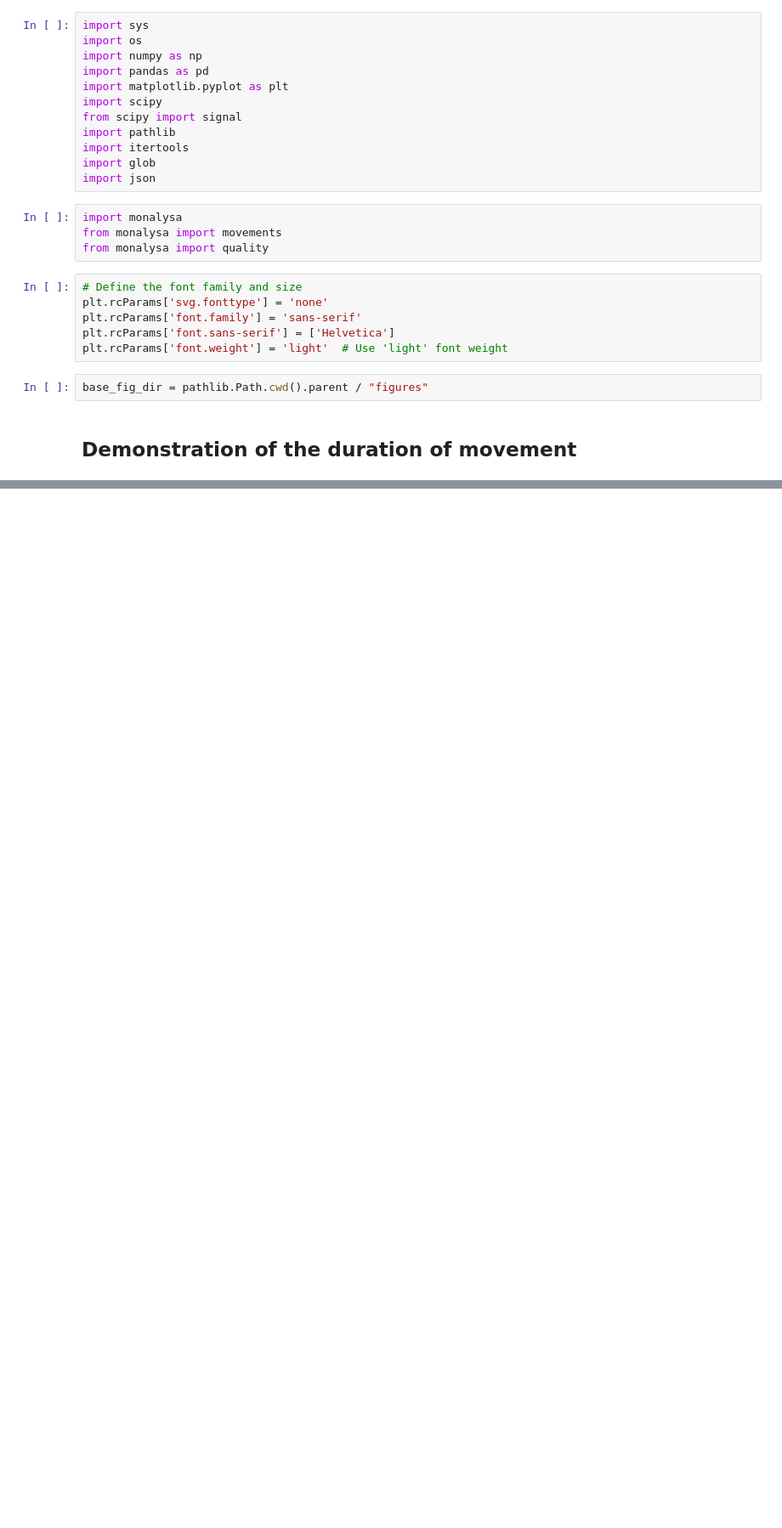
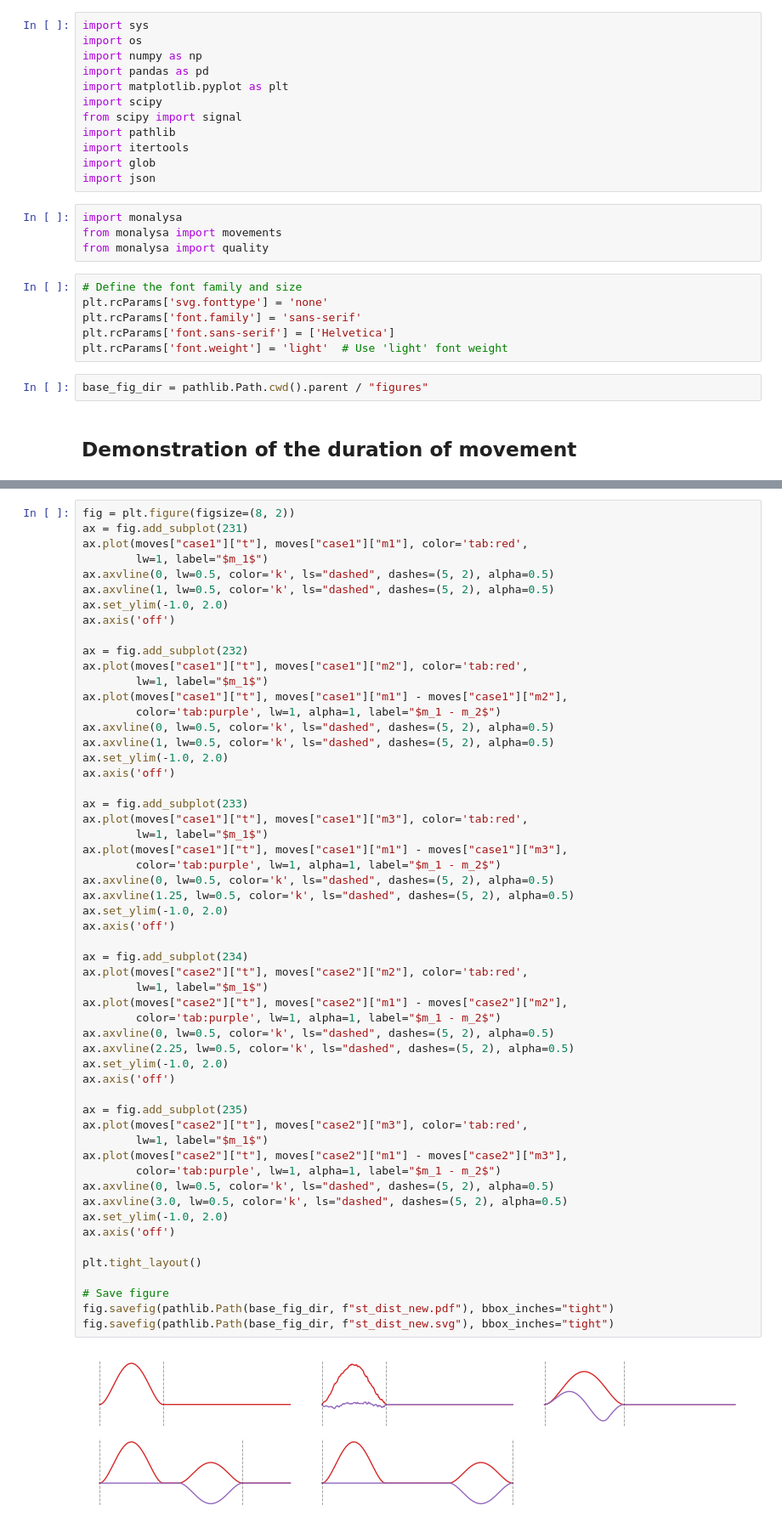
Before and after one commit to siva82kb/kinometrics, a Jupyter notebook: analysis/movement_distance.ipynb, the cells around one changed output, grey strips where cells are left out. Shown at 85% size. Saved outputs shown, nothing was run; the diff lists cells and outputs as text; blank space fills up the shorter version.

```diff
--- a/analysis/movement_distance.ipynb
+++ b/analysis/movement_distance.ipynb
@@ -218,0 +152,57 @@ fig.savefig(pathlib.Path(base_fig_dir, f"smm_equiv.svg"), bbox_inches="tight")
+# %%
+fig = plt.figure(figsize=(8, 2))
+ax = fig.add_subplot(231)
+ax.plot(moves["case1"]["t"], moves["case1"]["m1"], color='tab:red',
+        lw=1, label="$m_1$")
+ax.axvline(0, lw=0.5, color='k', ls="dashed", dashes=(5, 2), alpha=0.5)
+ax.axvline(1, lw=0.5, color='k', ls="dashed", dashes=(5, 2), alpha=0.5)
+ax.set_ylim(-1.0, 2.0)
+ax.axis('off')
+
+ax = fig.add_subplot(232)
+ax.plot(moves["case1"]["t"], moves["case1"]["m2"], color='tab:red',
+        lw=1, label="$m_1$")
+ax.plot(moves["case1"]["t"], moves["case1"]["m1"] - moves["case1"]["m2"],
+        color='tab:purple', lw=1, alpha=1, label="$m_1 - m_2$")
+ax.axvline(0, lw=0.5, color='k', ls="dashed", dashes=(5, 2), alpha=0.5)
+ax.axvline(1, lw=0.5, color='k', ls="dashed", dashes=(5, 2), alpha=0.5)
+ax.set_ylim(-1.0, 2.0)
+ax.axis('off')
+
+ax = fig.add_subplot(233)
+ax.plot(moves["case1"]["t"], moves["case1"]["m3"], color='tab:red',
+        lw=1, label="$m_1$")
+ax.plot(moves["case1"]["t"], moves["case1"]["m1"] - moves["case1"]["m3"],
+        color='tab:purple', lw=1, alpha=1, label="$m_1 - m_2$")
+ax.axvline(0, lw=0.5, color='k', ls="dashed", dashes=(5, 2), alpha=0.5)
+ax.axvline(1.25, lw=0.5, color='k', ls="dashed", dashes=(5, 2), alpha=0.5)
+ax.set_ylim(-1.0, 2.0)
+ax.axis('off')
+
+ax = fig.add_subplot(234)
+ax.plot(moves["case2"]["t"], moves["case2"]["m2"], color='tab:red',
+        lw=1, label="$m_1$")
+ax.plot(moves["case2"]["t"], moves["case2"]["m1"] - moves["case2"]["m2"],
+        color='tab:purple', lw=1, alpha=1, label="$m_1 - m_2$")
+ax.axvline(0, lw=0.5, color='k', ls="dashed", dashes=(5, 2), alpha=0.5)
+ax.axvline(2.25, lw=0.5, color='k', ls="dashed", dashes=(5, 2), alpha=0.5)
+ax.set_ylim(-1.0, 2.0)
+ax.axis('off')
+
+ax = fig.add_subplot(235)
+ax.plot(moves["case2"]["t"], moves["case2"]["m3"], color='tab:red',
+        lw=1, label="$m_1$")
+ax.plot(moves["case2"]["t"], moves["case2"]["m1"] - moves["case2"]["m3"],
+        color='tab:purple', lw=1, alpha=1, label="$m_1 - m_2$")
+ax.axvline(0, lw=0.5, color='k', ls="dashed", dashes=(5, 2), alpha=0.5)
+ax.axvline(3.0, lw=0.5, color='k', ls="dashed", dashes=(5, 2), alpha=0.5)
+ax.set_ylim(-1.0, 2.0)
+ax.axis('off')
+
+plt.tight_layout()
+
+# Save figure
+fig.savefig(pathlib.Path(base_fig_dir, f"st_dist_new.pdf"), bbox_inches="tight")
+fig.savefig(pathlib.Path(base_fig_dir, f"st_dist_new.svg"), bbox_inches="tight")
+# %% [output]
+[figure, added]
```
Also changed, not shown: parts of 11 cells of this notebook, 7 other files.
